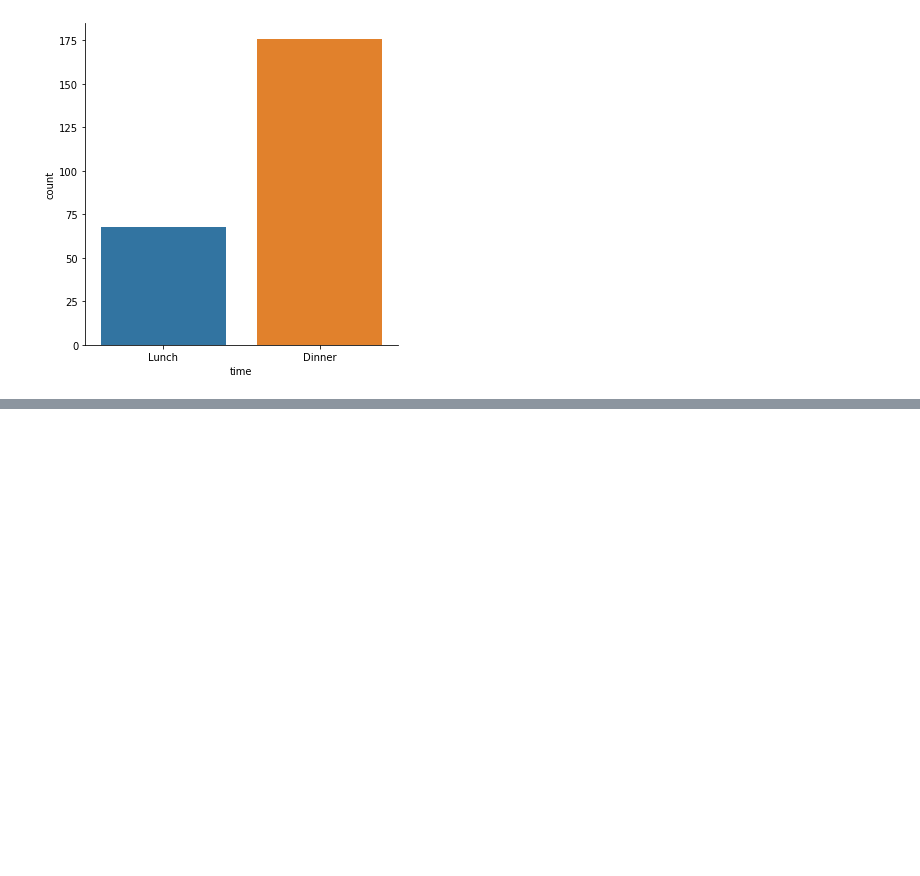
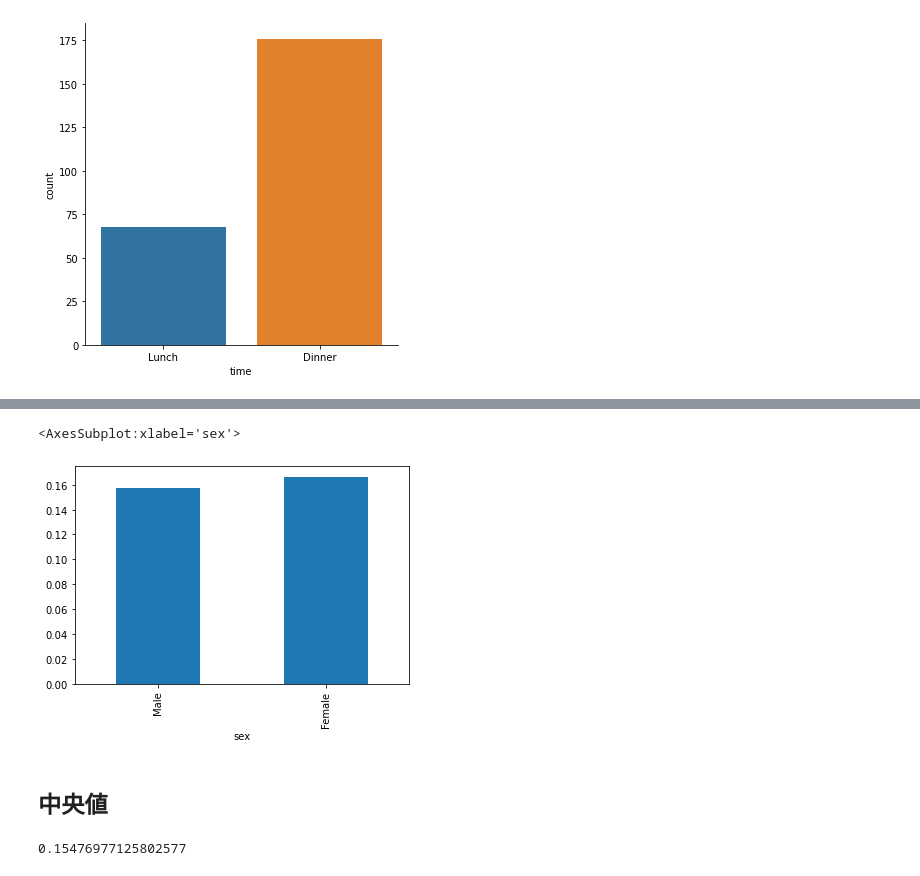
Before and after one commit to pajannat/my-learning, a Jupyter notebook: 米国データサイエンティストが教える統計学超入門講座/statistics.ipynb, the cells around one changed output, grey strips where cells are left out. Saved outputs shown, nothing was run; the diff lists cells and outputs as text; code cells hidden in the pictures; blank space fills up the shorter version.

```diff
--- a/米国データサイエンティストが教える統計学超入門講座/statistics.ipynb
+++ b/米国データサイエンティストが教える統計学超入門講座/statistics.ipynb
@@ -33,0 +61,11 @@ sns.catplot('time', data=df, kind='count')
+# %%
+df.groupby('sex').mean()['tip_rate'].plot(kind='bar')
+# %% [output]
+<AxesSubplot:xlabel='sex'>
+[figure, added]
+# %% [markdown]
+## 中央値
+# %%
+np.median(df['tip_rate'])
+# %% [output]
+0.15476977125802577
```
Also changed, not shown: parts of 34 cells of this notebook.
